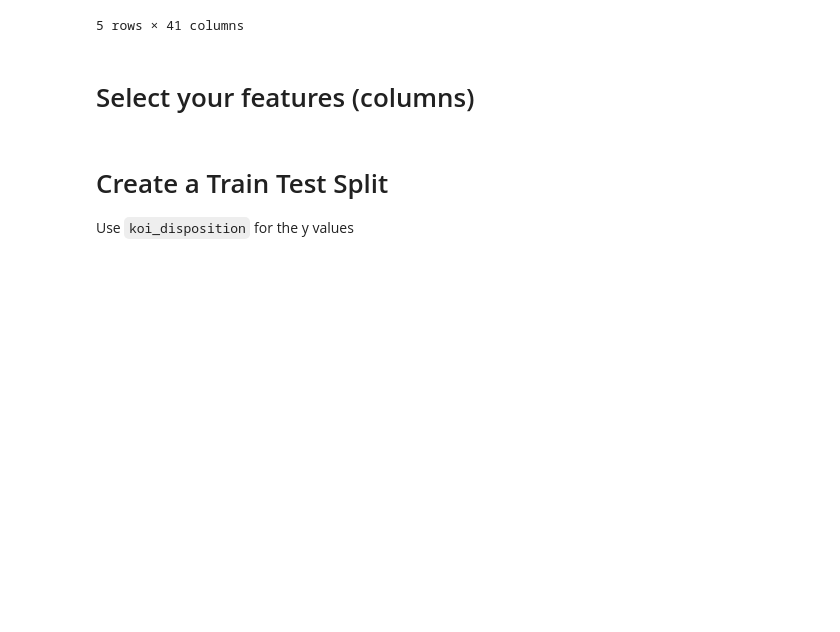
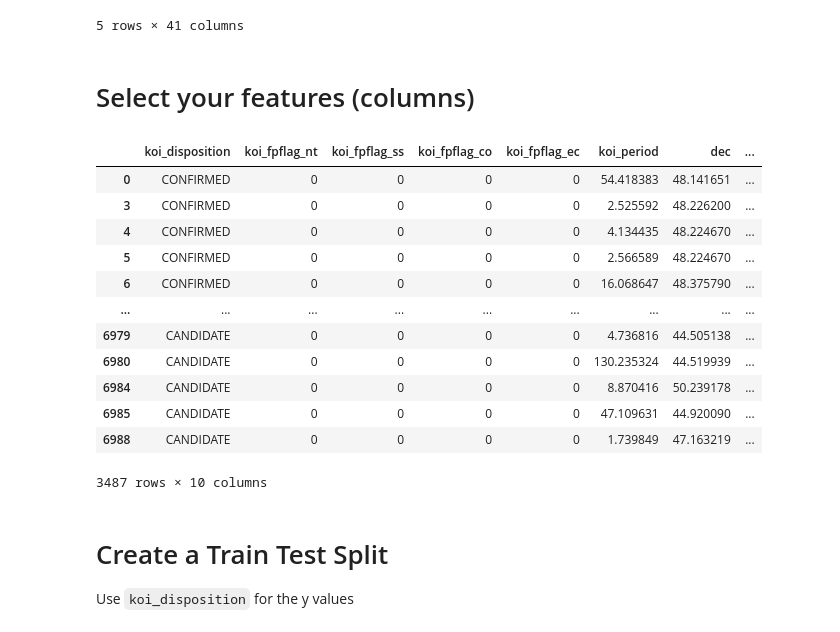
Before and after one commit to elisabethvirak/Exoplanet-Exploration, a Jupyter notebook: starter_code/model_1.ipynb, the cells around one changed output. Saved outputs shown, nothing was run; the diff lists cells and outputs as text; code cells hidden in the pictures; blank space fills up the shorter version.

```diff
--- a/starter_code/model_1.ipynb
+++ b/starter_code/model_1.ipynb
@@ -51,6 +55,23 @@ df.head()
 # %%
 # Set features. This will also be used as your x values.
 koi_ft = df[['koi_disposition', 'koi_fpflag_nt', 'koi_fpflag_ss', 'koi_fpflag_co', 'koi_fpflag_ec','koi_period','dec','koi_kepmag','koi_slogg','koi_impact']]
+# %%
+conf_cand = koi_ft[(koi_ft['koi_disposition']=='CONFIRMED') | (koi_ft['koi_disposition']=='CANDIDATE')]
+conf_cand
+# %% [output]
+|  | koi_disposition | koi_fpflag_nt | koi_fpflag_ss | koi_fpflag_co | koi_fpflag_ec | koi_period | dec | ... |
+| 0 | CONFIRMED | 0 | 0 | 0 | 0 | 54.418383 | 48.141651 | ... |
+| 3 | CONFIRMED | 0 | 0 | 0 | 0 | 2.525592 | 48.226200 | ... |
+| 4 | CONFIRMED | 0 | 0 | 0 | 0 | 4.134435 | 48.224670 | ... |
+| 5 | CONFIRMED | 0 | 0 | 0 | 0 | 2.566589 | 48.224670 | ... |
+| 6 | CONFIRMED | 0 | 0 | 0 | 0 | 16.068647 | 48.375790 | ... |
+| ... | ... | ... | ... | ... | ... | ... | ... | ... |
+| 6979 | CANDIDATE | 0 | 0 | 0 | 0 | 4.736816 | 44.505138 | ... |
+| 6980 | CANDIDATE | 0 | 0 | 0 | 0 | 130.235324 | 44.519939 | ... |
+| 6984 | CANDIDATE | 0 | 0 | 0 | 0 | 8.870416 | 50.239178 | ... |
+| 6985 | CANDIDATE | 0 | 0 | 0 | 0 | 47.109631 | 44.920090 | ... |
+| 6988 | CANDIDATE | 0 | 0 | 0 | 0 | 1.739849 | 47.163219 | ... |
+3487 rows × 10 columns
 # %% [markdown]
 # Create a Train Test Split
 
```
Also changed, not shown: parts of 13 cells of this notebook.
